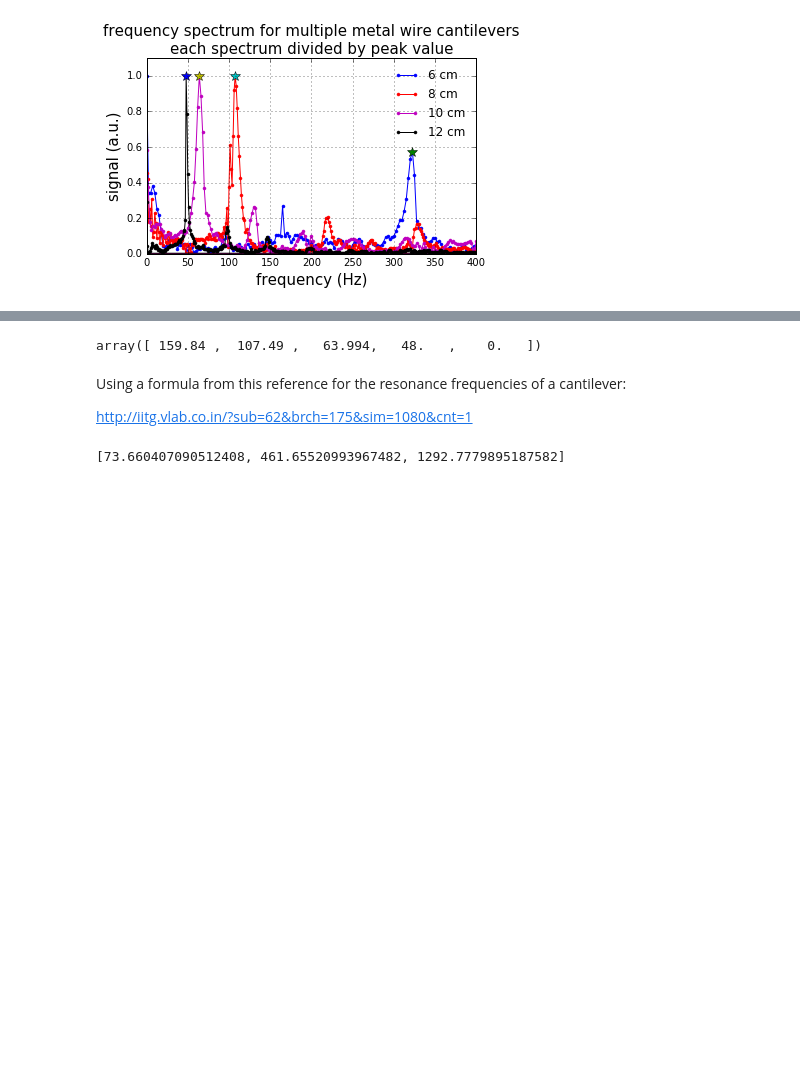
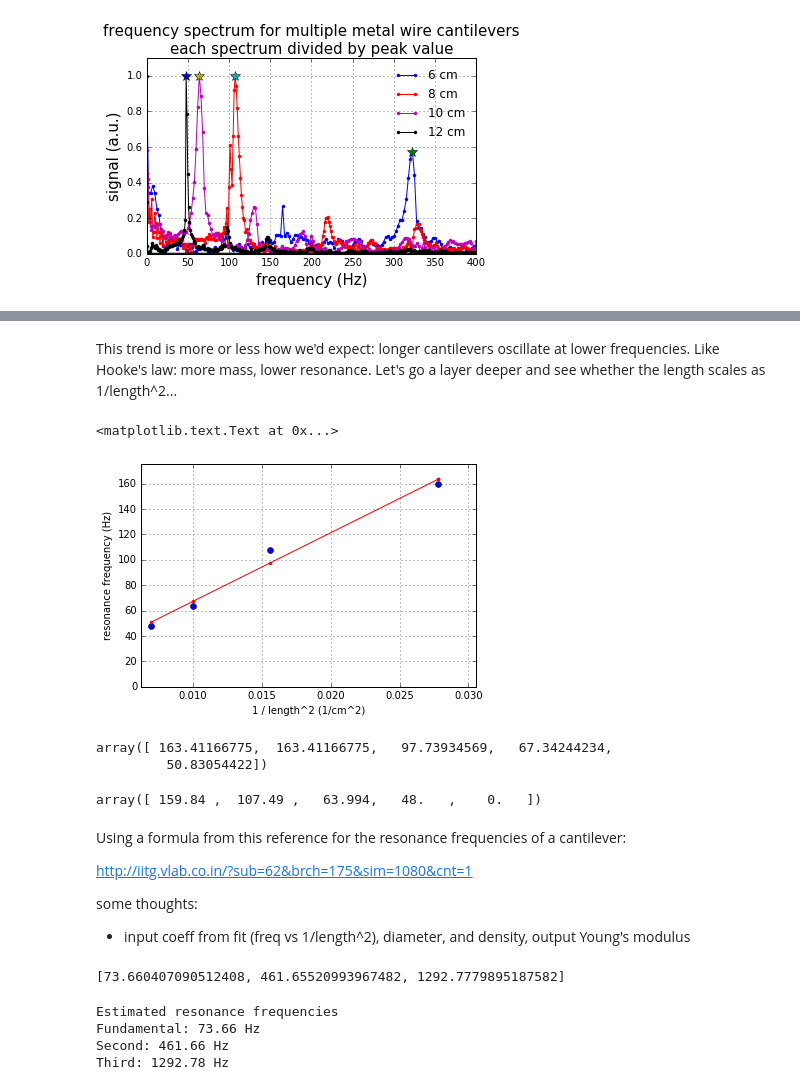
Before and after one commit to r31415smith/E-M_Griffiths, a Jupyter notebook: paper clip diving board_v2.ipynb, the cells around one changed output, grey strips where cells are left out. Saved outputs shown, nothing was run; the diff lists cells and outputs as text; code cells hidden in the pictures; blank space fills up the shorter version.

```diff
--- a/paper clip diving board_v2.ipynb
+++ b/paper clip diving board_v2.ipynb
@@ -216,3 +212,31 @@ length_list
+# %% [markdown]
+This trend is more or less how we'd expect: longer cantilevers oscillate at lower frequencies. Like Hooke's law: more mass, lower resonance. Let's go a layer deeper and see whether the length scales as 1/length^2...
+# %%
+length_inv_sqrd=[]
+for i in length_list:
+    length_inv_sqrd.append(i**(-2) )
+
+length_inv_sqrd = np.asarray(length_inv_sqrd)
+p = np.polyfit(length_inv_sqrd[1:],resonance_freqs[1:],1)   # these are the polynomial coefficients for a linear-order polyomial
+m = p[0]
+b = p[1]
+yfit = m*length_inv_sqrd + b    # constructing the array for the polynomial fit curve
+
+plt.plot(length_inv_sqrd[1:],resonance_freqs[1:],'o')
+plt.plot(length_inv_sqrd,yfit,'.-r',label='linear fit, y = %2.2f*x + %2.2f'%(m,b))
+plt.grid()
+plt.xlim([np.min(length_inv_sqrd[1:])*.9,np.max(length_inv_sqrd[1:])*1.1])
+plt.ylim([0,np.max(resonance_freqs[1:])*1.1])
+plt.xlabel('1 / length^2 (1/cm^2)')
+plt.ylabel('resonance frequency (Hz)')
+# %% [output]
+<matplotlib.text.Text at 0x...>
+[figure, added]
+# %%
+yfit
+# %% [output]
+array([ 163.41166775,  163.41166775,   97.73934569,   67.34244234,
+         50.83054422])
 # %%
 resonance_freqs
 # %% [output]
@@ -221,6 +245,9 @@ array([ 159.84 ,  107.49 ,   63.994,   48.   ,    0.   ])
 Using a formula from this reference for the resonance frequencies of a cantilever:
 
 http://iitg.vlab.co.in/?sub=62&brch=175&sim=1080&cnt=1
+
+some thoughts:
+* input coeff from fit (freq vs 1/length^2), diameter, and density, output Young's modulus
 # %%
 d=1.5*10**-3
 L = 12*10**-2
@@ -238,3 +265,13 @@ freq3 = 7.855**2 * freq_mult
 [freq1,freq2,freq3]
 # %% [output]
 [73.660407090512408, 461.65520993967482, 1292.7779895187582]
+# %%
+print("Estimated resonance frequencies")
+print("Fundamental: %.2f Hz"%(freq1))
+print("Second: %.2f Hz"%(freq2))
+print("Third: %.2f Hz"%(freq3))
+# %% [output]
+Estimated resonance frequencies
+Fundamental: 73.66 Hz
+Second: 461.66 Hz
+Third: 1292.78 Hz
```
Also changed, not shown: parts of 2 cells of this notebook.
